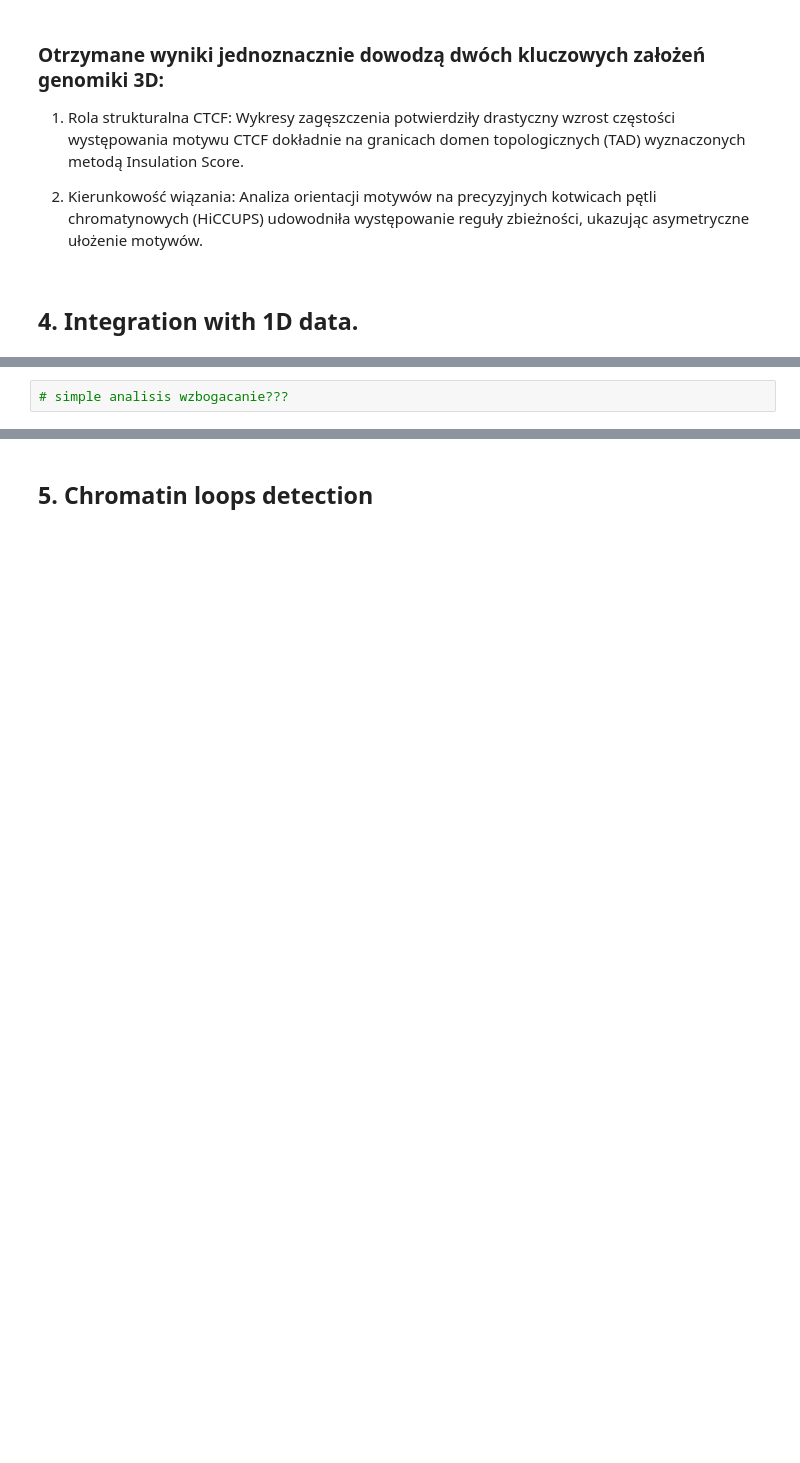
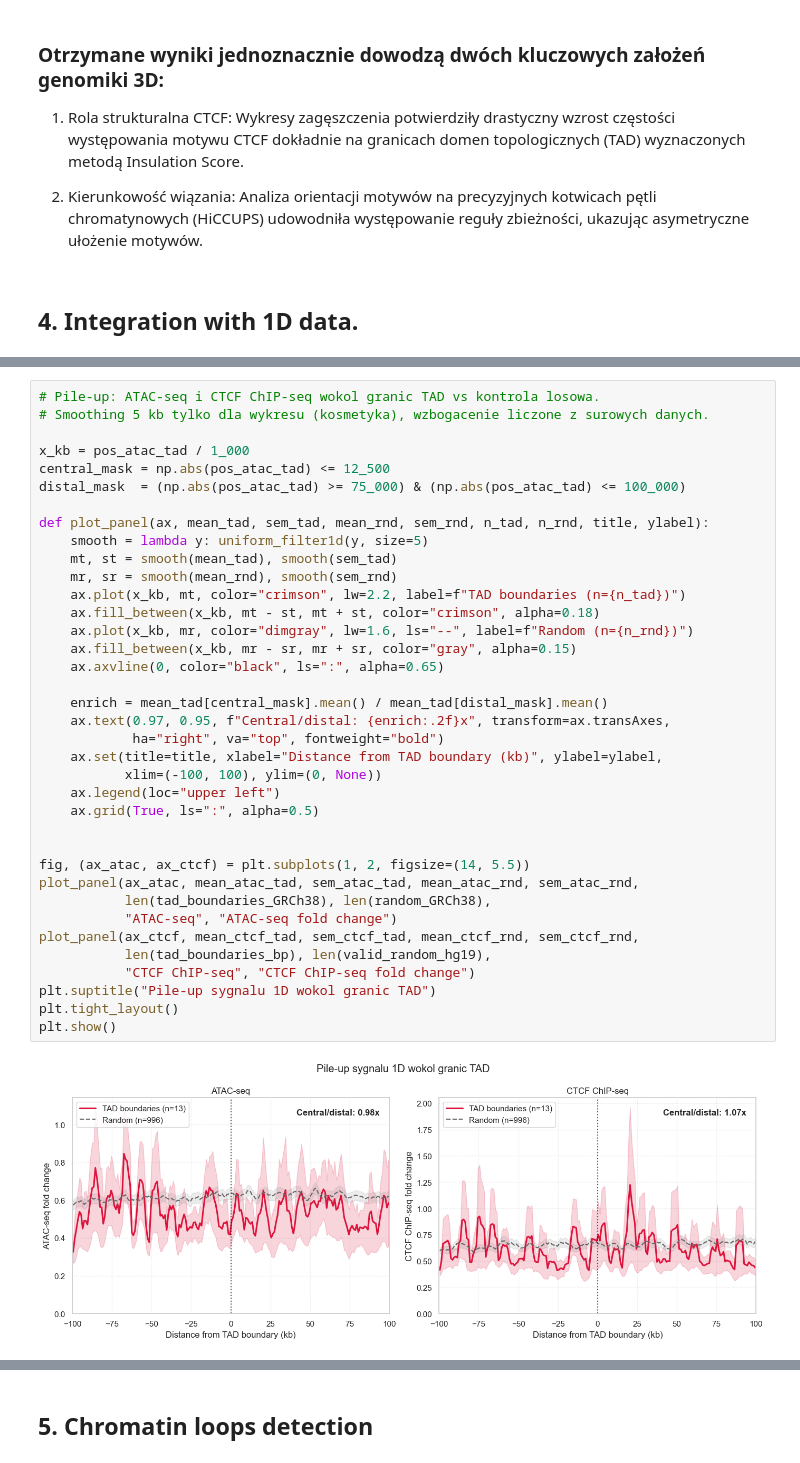
Before and after one commit to mosak2005/bioifna-projekt-3, a Jupyter notebook: Project3.ipynb, the cells around one changed output, grey strips where cells are left out. Drawn from its saved outputs; the diff is of its cells as text; blank space fills up the shorter version.

```diff
--- a/Project3.ipynb
+++ b/Project3.ipynb
@@ -800,2 +956,39 @@ Wykres słupkowy przy odpowiednim rozmiarze okna (12kB) dosyć dobrze oddaje nat
 # %%
-# simple analisis wzbogacanie???
+# Pile-up: ATAC-seq i CTCF ChIP-seq wokol granic TAD vs kontrola losowa.
+# Smoothing 5 kb tylko dla wykresu (kosmetyka), wzbogacenie liczone z surowych danych.
+
+x_kb = pos_atac_tad / 1_000
+central_mask = np.abs(pos_atac_tad) <= 12_500
+distal_mask  = (np.abs(pos_atac_tad) >= 75_000) & (np.abs(pos_atac_tad) <= 100_000)
+
+def plot_panel(ax, mean_tad, sem_tad, mean_rnd, sem_rnd, n_tad, n_rnd, title, ylabel):
+    smooth = lambda y: uniform_filter1d(y, size=5)
+    mt, st = smooth(mean_tad), smooth(sem_tad)
+    mr, sr = smooth(mean_rnd), smooth(sem_rnd)
+    ax.plot(x_kb, mt, color="crimson", lw=2.2, label=f"TAD boundaries (n={n_tad})")
+    ax.fill_between(x_kb, mt - st, mt + st, color="crimson", alpha=0.18)
+    ax.plot(x_kb, mr, color="dimgray", lw=1.6, ls="--", label=f"Random (n={n_rnd})")
+    ax.fill_between(x_kb, mr - sr, mr + sr, color="gray", alpha=0.15)
+    ax.axvline(0, color="black", ls=":", alpha=0.65)
+
+    enrich = mean_tad[central_mask].mean() / mean_tad[distal_mask].mean()
+    ax.text(0.97, 0.95, f"Central/distal: {enrich:.2f}x", transform=ax.transAxes,
+            ha="right", va="top", fontweight="bold")
+    ax.set(title=title, xlabel="Distance from TAD boundary (kb)", ylabel=ylabel,
+           xlim=(-100, 100), ylim=(0, None))
+    ax.legend(loc="upper left")
+    ax.grid(True, ls=":", alpha=0.5)
+
+
+fig, (ax_atac, ax_ctcf) = plt.subplots(1, 2, figsize=(14, 5.5))
+plot_panel(ax_atac, mean_atac_tad, sem_atac_tad, mean_atac_rnd, sem_atac_rnd,
+           len(tad_boundaries_GRCh38), len(random_GRCh38),
+           "ATAC-seq", "ATAC-seq fold change")
+plot_panel(ax_ctcf, mean_ctcf_tad, sem_ctcf_tad, mean_ctcf_rnd, sem_ctcf_rnd,
+           len(tad_boundaries_bp), len(valid_random_hg19),
+           "CTCF ChIP-seq", "CTCF ChIP-seq fold change")
+plt.suptitle("Pile-up sygnalu 1D wokol granic TAD")
+plt.tight_layout()
+plt.show()
+# %% [output]
+[figure, added]
```
Also changed, not shown: parts of 19 cells of this notebook, 1 other file.
